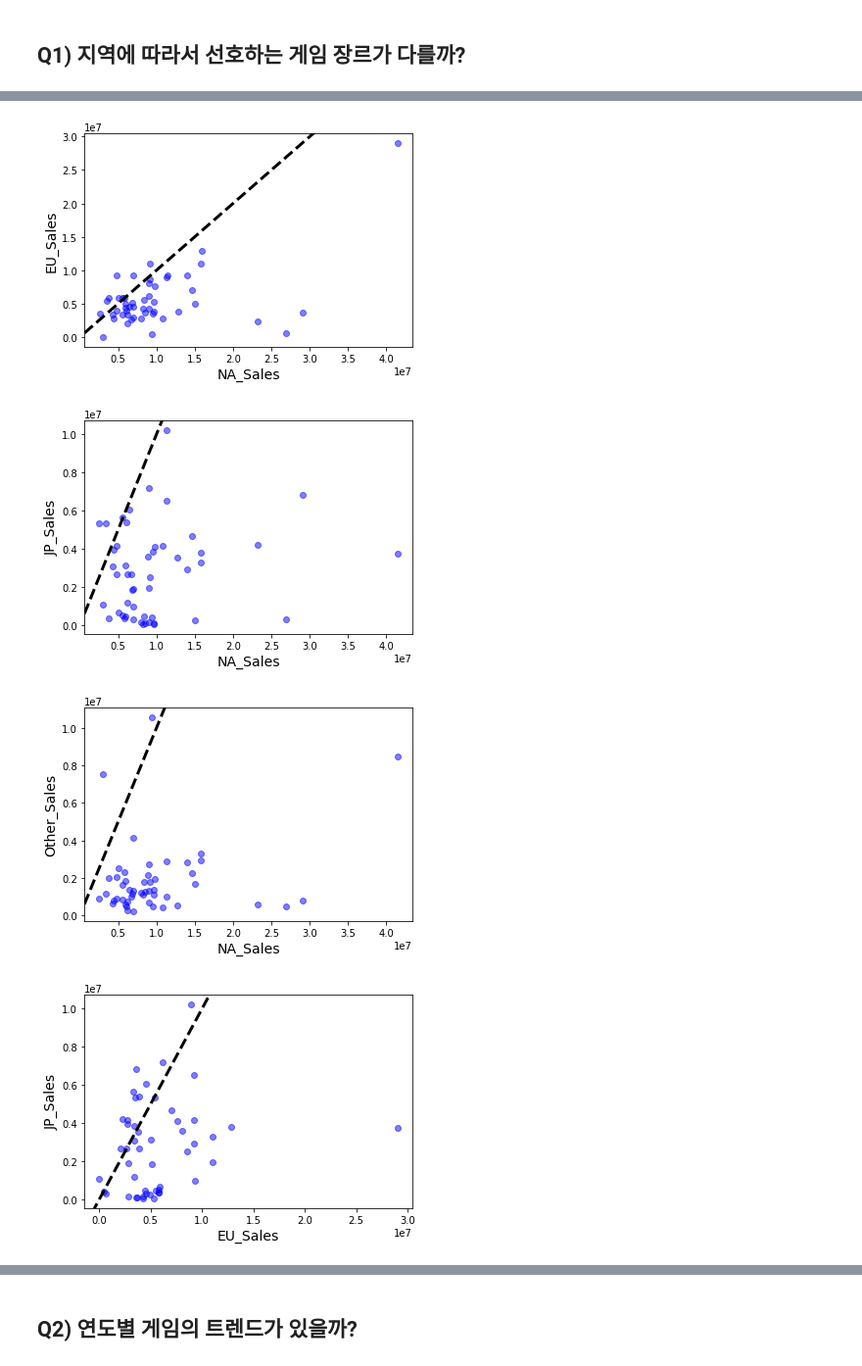
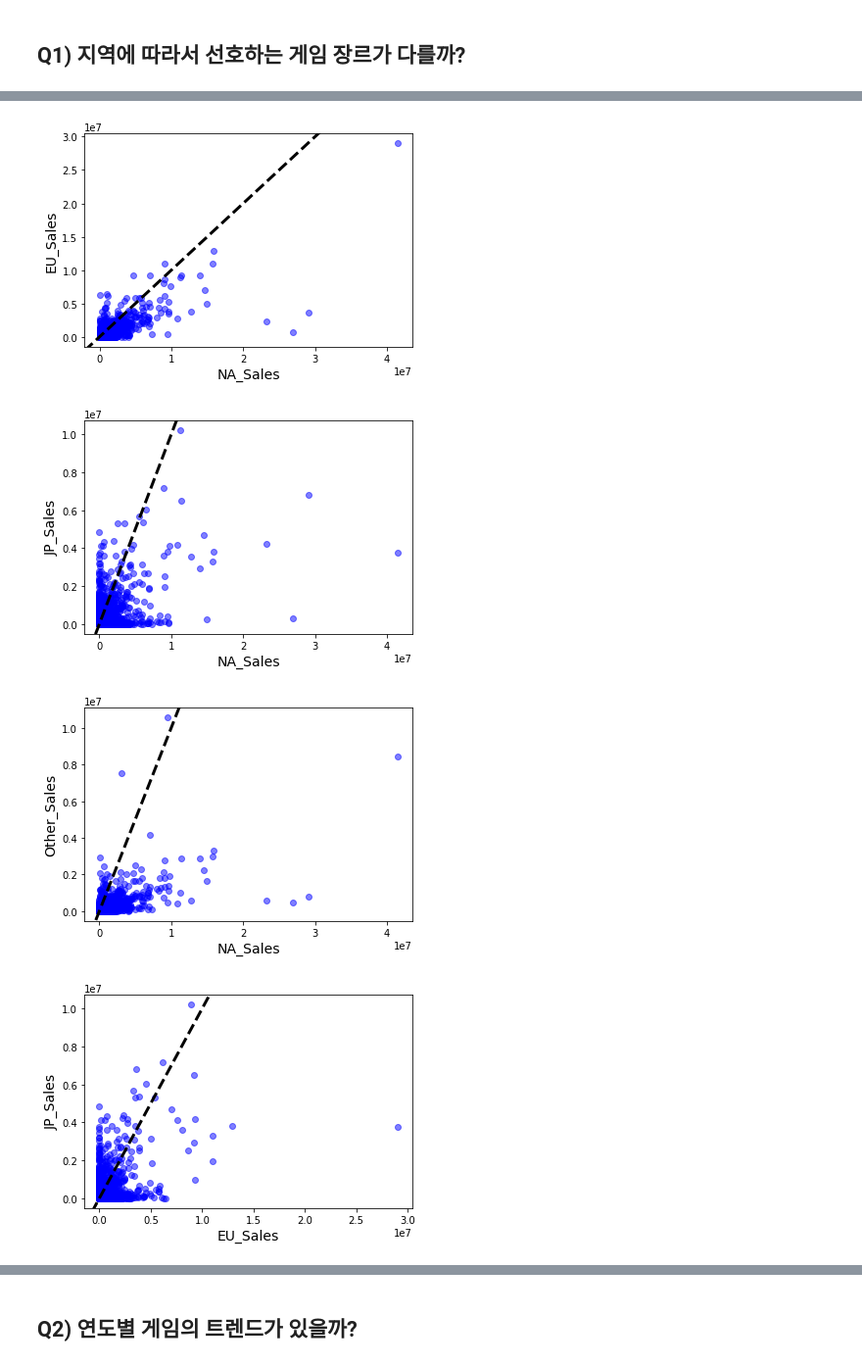
Before and after one commit to Markers/SC1_Project, a Jupyter notebook: Src/SC1_project.ipynb, the cells around one changed output, grey strips where cells are left out. Shown: that part at 98% size. Drawn from its saved outputs; the diff is of its cells as text; code cells hidden in the pictures.

```diff
--- a/Src/SC1_project.ipynb
+++ b/Src/SC1_project.ipynb
@@ -277,17 +277,17 @@ EU_Sales     0.432350     0.728084  0.768906  1.000000
 # %%
 #산점도
 from itertools import combinations
 arr=['NA_Sales', 'EU_Sales', 'JP_Sales', 'Other_Sales']
 for sale_1, sale_2 in list(combinations(arr,2)):
     plt.axes().set_aspect('auto')
-    plt.scatter(sale_1, sale_2, data=high_sales, marker='o', color='blue', alpha=0.5)
+    plt.scatter(sale_1, sale_2, data=df, marker='o', color='blue', alpha=0.5)
     plt.xlabel(sale_1, fontsize=14)
     plt.ylabel(sale_2, fontsize=14)
     xpoints = ypoints = plt.xlim()
     plt.plot(xpoints, ypoints, linestyle='--', color='k', lw=3, scalex=False, scaley=False)
     plt.show()
 # %% [output]
-[figure, old version]
+[figure, new version]
-[figure, old version]
+[figure, new version]
-[figure, old version]
+[figure, new version]
-[figure, old version]
+[figure, new version]
```
Also changed, not shown: parts of 5 cells of this notebook.
